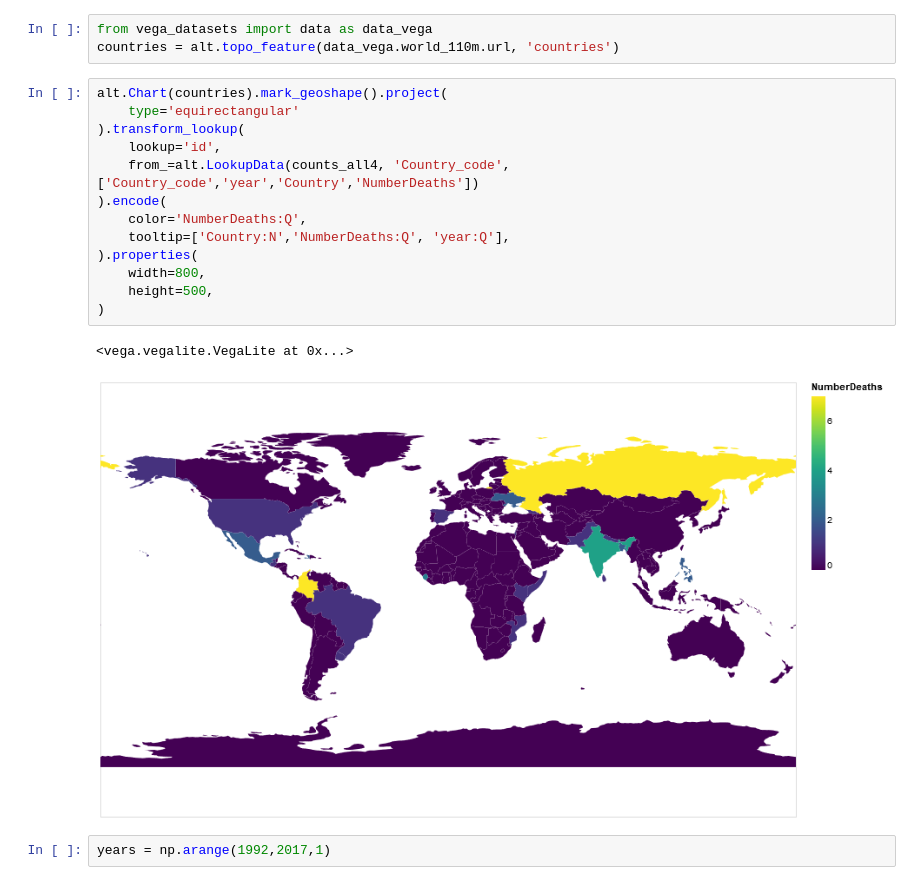
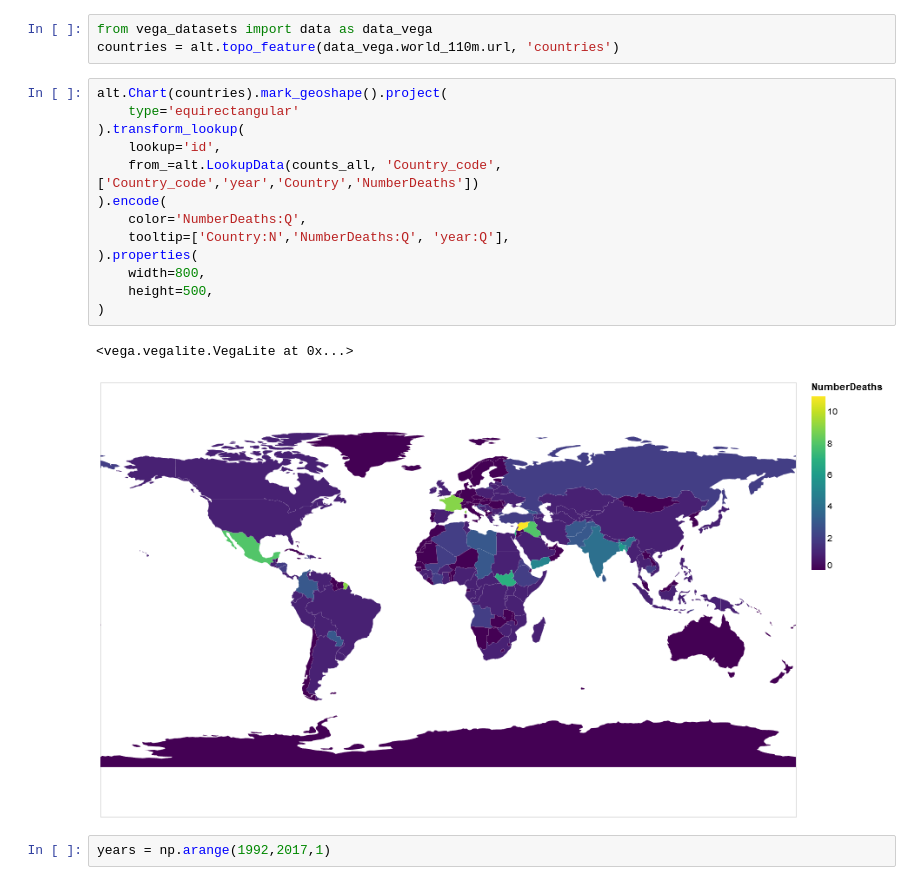
Before and after one commit to seashiva94/data_viz_project, a Jupyter notebook: mapColor.ipynb, the cells around one changed output. Saved outputs shown, nothing was run; the diff lists cells and outputs as text.

```diff
--- a/mapColor.ipynb
+++ b/mapColor.ipynb
@@ -87,19 +102,19 @@ countries = alt.topo_feature(data_vega.world_110m.url, 'countries')
 # %%
 alt.Chart(countries).mark_geoshape().project(
     type='equirectangular'
 ).transform_lookup(
     lookup='id',
-    from_=alt.LookupData(counts_all4, 'Country_code', ['Country_code','year','Country','NumberDeaths'])
+    from_=alt.LookupData(counts_all, 'Country_code', ['Country_code','year','Country','NumberDeaths'])
 ).encode(
     color='NumberDeaths:Q',
     tooltip=['Country:N','NumberDeaths:Q', 'year:Q'],
 ).properties(
     width=800,
     height=500,
 )
 # %% [output]
 <vega.vegalite.VegaLite at 0x...>
-[figure, old version]
+[figure, new version]
 # %%
 years = np.arange(1992,2017,1)
 # %%
```
Also changed, not shown: parts of 25 cells of this notebook.
